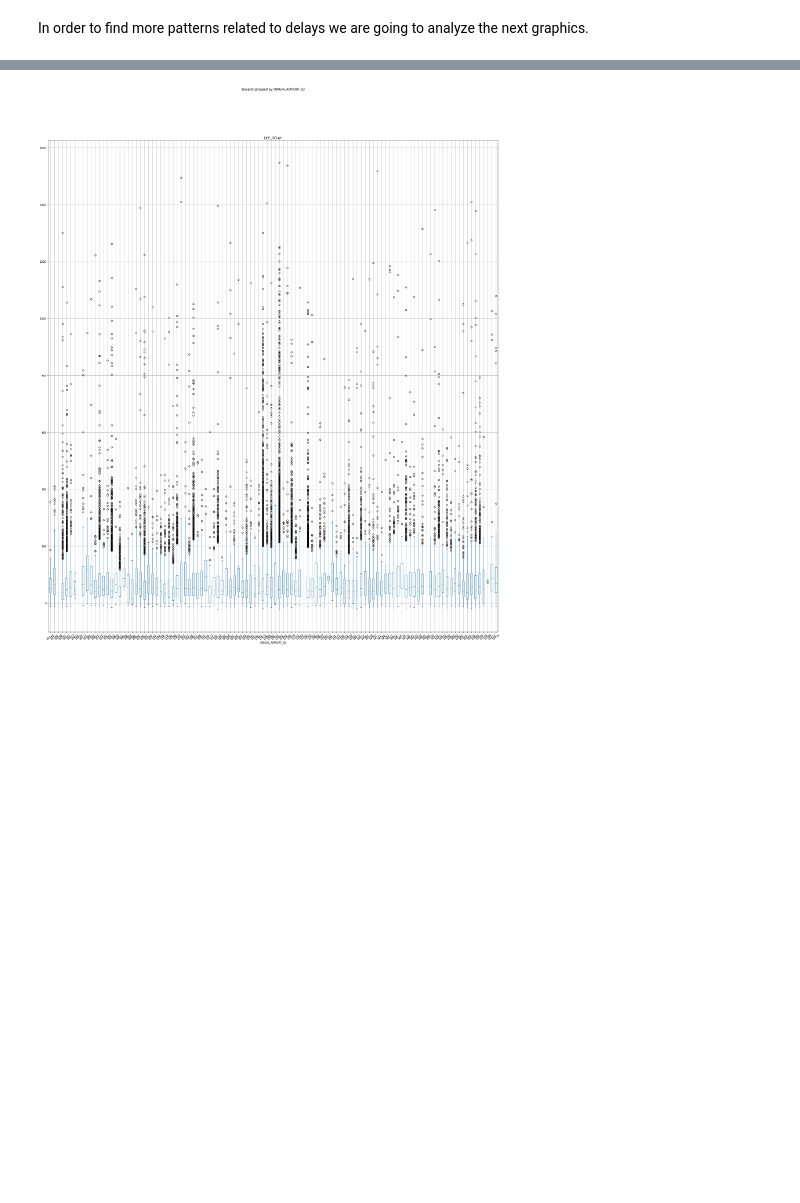
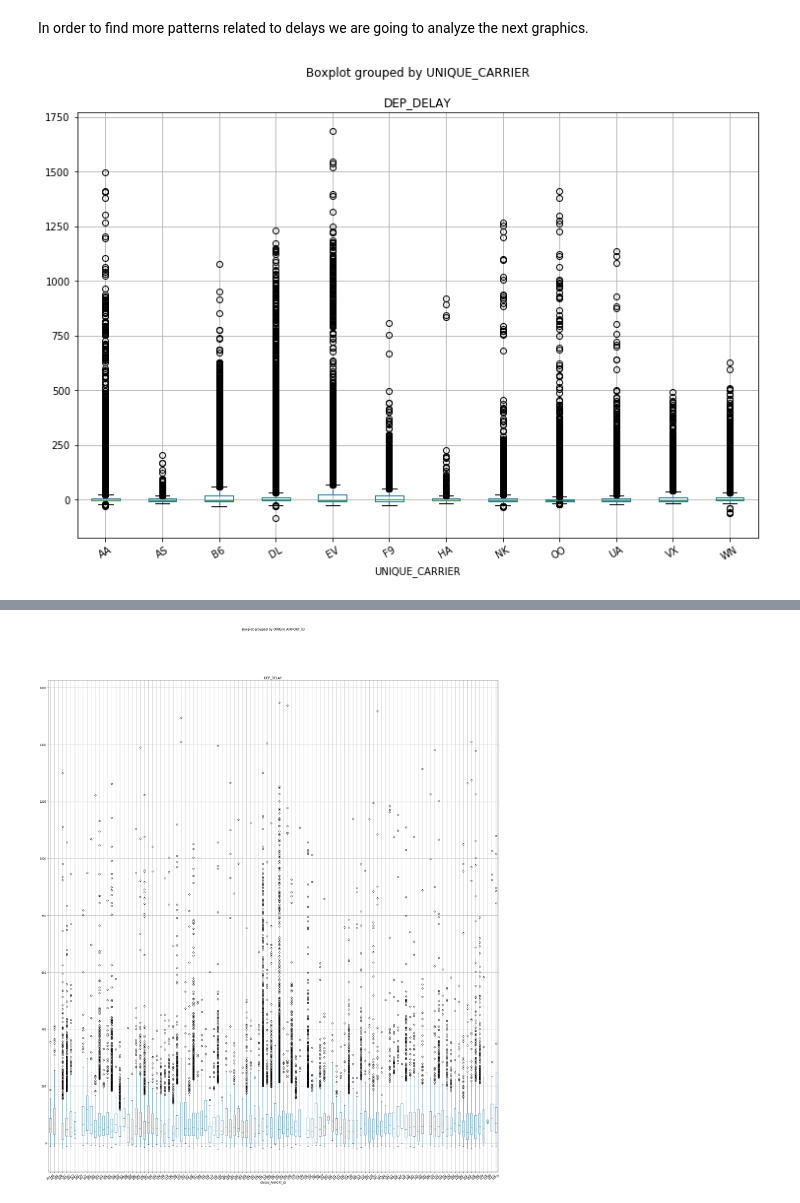
Before and after one commit to lesmedGutierrez/delayed_flights, a Jupyter notebook: delayed_flights.ipynb, the cells around one changed output, grey strips where cells are left out. Saved outputs shown, nothing was run; the diff lists cells and outputs as text; code cells hidden in the pictures; blank space fills up the shorter version.

```diff
--- a/delayed_flights.ipynb
+++ b/delayed_flights.ipynb
@@ -418,4 +418,10 @@ sns.heatmap(delay_data.corr(), square=True)
 Most of the information we got from the correlation matrix wasn't that useful since we already knew they were correlated. Besides that we see that the feature flights seems....
 # %% [markdown]
 In order to find more patterns related to delays we are going to analyze the next graphics.
+# %%
+ax = dataset.boxplot('DEP_DELAY','UNIQUE_CARRIER',rot = 30,figsize=(12,8))
+# display(ax)
+plt.show()
+# %% [output]
+[figure, added]
 # %%
```
Also changed, not shown: parts of 9 cells of this notebook.
